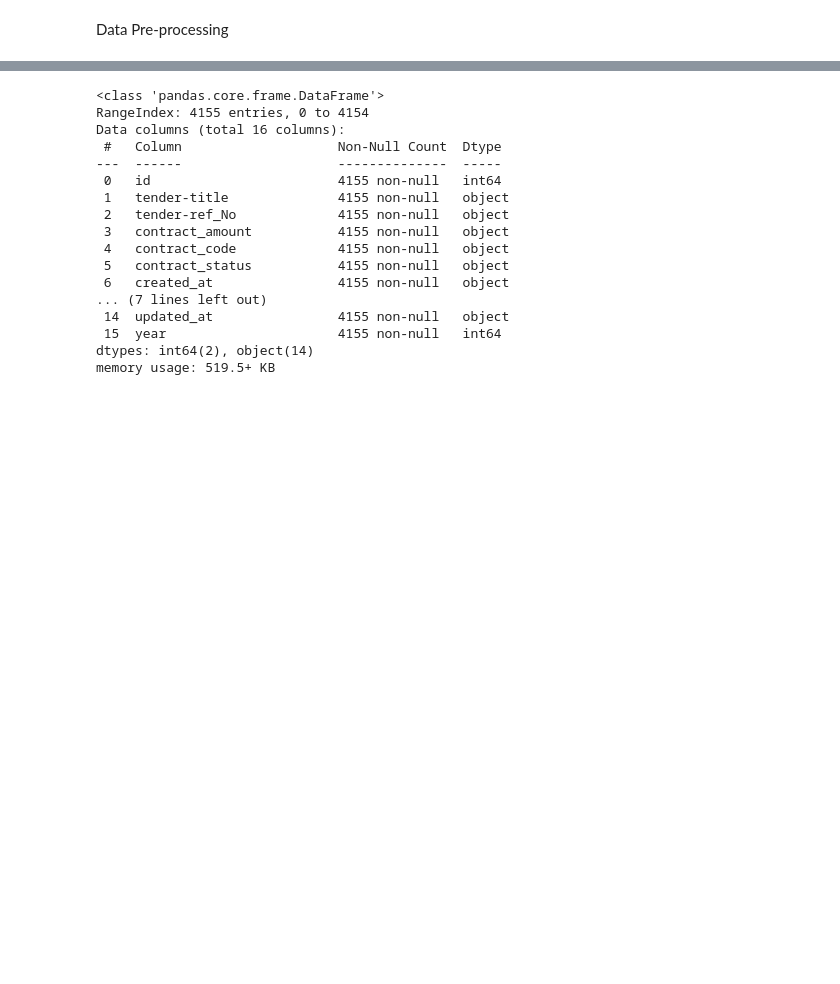
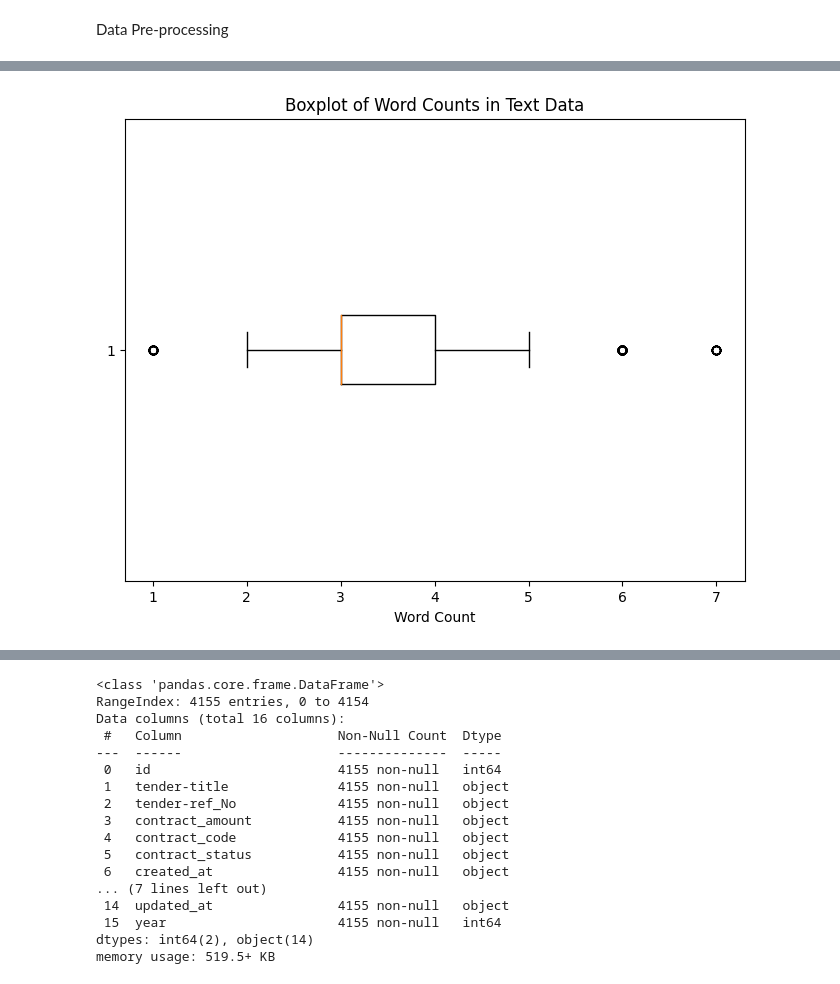
Before and after one commit to datakiptoo/County_Service-_Delivery, a Jupyter notebook: County_Residents.ipynb, the cells around one changed output, grey strips where cells are left out. Cells and saved outputs as stored; diff of their text form; code cells hidden in the pictures; blank space fills up the shorter version.

Commit message:
modified:   County_Residents.ipynb 	new file:   grouped_services.csv 	deleted:    topic_modelling.ipynb

```diff
--- a/County_Residents.ipynb
+++ b/County_Residents.ipynb
@@ -245,15 +238,3 @@ contractions_dict = { "ain't": "are not","'s":" is","aren't": "are not",
                      "y'all've": "you all have", "you'd": "you would","you'd've": "you would have",
                      "you'll": "you will","you'll've": "you will have", "you're": "you are",
                      "you've": "you have"}
-# %%
-# Regular expression for finding contractions
-contractions_re=re.compile('(%s)' % '|'.join(contractions_dict.keys()))
-
-# Function for expanding contractions
-def expand_contractions(text,contractions_dict=contractions_dict):
-    def replace(match):
-        return contractions_dict[match.group(0)]
-    return contractions_re.sub(replace, text)
-
-# Expanding Contractions in the text data
-ocha_clean['Indicator Name']= ocha_clean['Indicator Name'].apply(lambda x:expand_contractions(x))
@@ -259,0 +305,3 @@ ocha_clean['Indicator Name']= ocha_clean['Indicator Name'].apply(lambda x:expand
+# %%
+ocha_clean['Indicator Name']=ocha_clean['Indicator Name'].apply(preprocess_text)
+ocha_clean['Indicator Name']
@@ -268,14 +341 @@ ocha_clean['Indicator Name'].head()
 Name: Indicator Name, dtype: object
-# %%
-#removing stopwords
-stop_words = set(stopwords.words('english'))
-
-def remove_stopwords(article):
-    "Return the article after remvoing stopwords"
-    article_tokens = word_tokenize(article)
-    filtered_article = [word for word in article_tokens if not word in stop_words]
-    return " ".join(filtered_article)
-
-
-#removing stopwords
-ocha_clean['Indicator Name'] = ocha_clean['Indicator Name'].apply(remove_stopwords)
@@ -281,0 +358,12 @@ ocha_clean['Indicator Name'] = ocha_clean['Indicator Name'].apply(remove_stopwor
+# %%
+# Let's calculate word counts for each text entry
+ocha_clean['Word_Count']=ocha_clean['Indicator Name'].apply(lambda x: len(x.split()))
+
+# Creating a boxplot for word counts
+plt.figure(figsize=(8, 6))
+plt.boxplot(ocha_clean['Word_Count'], vert=False)
+plt.xlabel('Word Count')
+plt.title('Boxplot of Word Counts in Text Data')
+plt.show()
+# %% [output]
+[figure, added]
```
Also changed, not shown: parts of 75 cells of this notebook, 2 other files.
